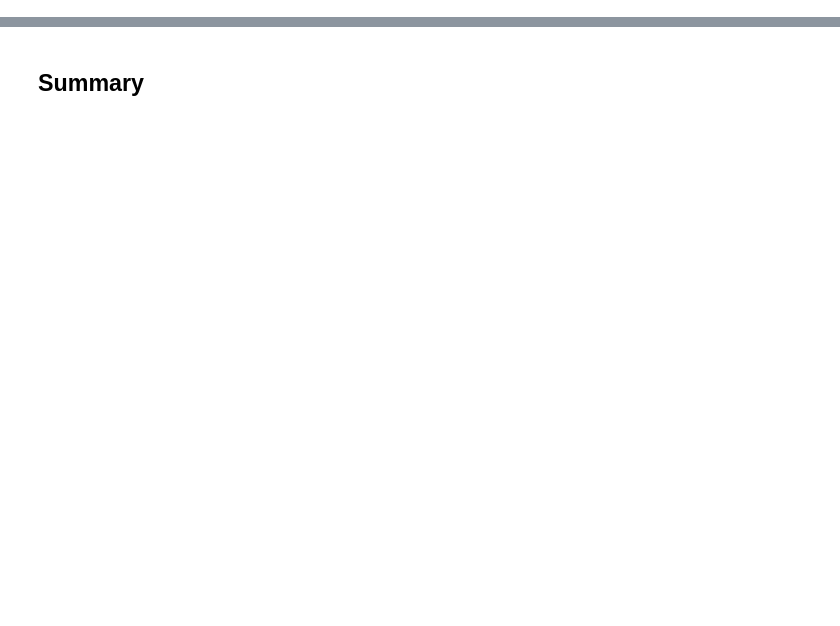
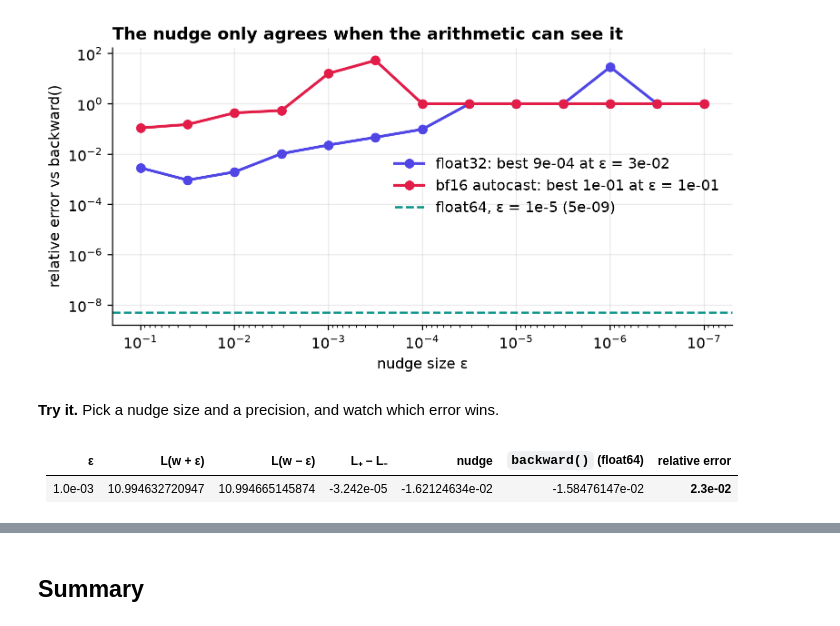
Before and after one commit to revantg/gpt2-training-loop, a Jupyter notebook: training_loop.ipynb, the cells around one changed output, grey strips where cells are left out. Cells and saved outputs as stored; diff of their text form; code cells hidden in the pictures; blank space fills up the shorter version.

```diff
--- a/training_loop.ipynb
+++ b/training_loop.ipynb
@@ -936,0 +546,64 @@ This notebook trained in fp16 (the T4 has no bf16 tensor cores), so GradScaler w
+# %%
+m32 = copy.deepcopy(m64).float()
+eps_grid = np.logspace(-1, -7, 13)
+PRECISIONS = {'float32': lambda: torch.autocast(dev, enabled=False), 'bf16 autocast': autocast}
+
+
+def nudge_loss(model, context, h):
+    """(L(w + h) − L(w − h)) / 2h for the chosen fc weight, computed under the given precision."""
+    weight = model.blocks[0].fc.weight
+    w0 = weight[fc_idx].item()
+    losses = []
+    with torch.no_grad():
+        for sign in (+1, -1):
+            weight[fc_idx] = w0 + sign * h
+            with context():
+                losses.append(F.cross_entropy(model(xb).float().view(-1, V), yb.view(-1)).item())
+        weight[fc_idx] = w0
+    return losses[0], losses[1], (losses[0] - losses[1]) / (2 * h)
+
+
+nudge_curves = {
+    label: np.array([abs(nudge_loss(m32, context, h)[2] - fc_analytic) / abs(fc_analytic) for h in eps_grid])
+    for label, context in PRECISIONS.items()
+}
+
+_fig, _ax = plt.subplots(figsize=(8, 3.6))
+for (_label, _errors), _color in zip(nudge_curves.items(), (INK, ROSE)):
+    _best = _errors.argmin()
+    _ax.loglog(eps_grid, np.maximum(_errors, 1e-12), 'o-', color=_color, lw=2,
+               label=f'{_label}: best {_errors[_best]:.0e} at ε = {eps_grid[_best]:.0e}')
+_ax.axhline(nudge_rows[0][-1], color=TEAL, ls='--', lw=1.5, label=f'float64, ε = 1e-5 ({nudge_rows[0][-1]:.0e})')
+_ax.set(xlabel='nudge size ε', ylabel='relative error vs backward()', title='The nudge only agrees when the arithmetic can see it')
+_ax.invert_xaxis()
+_ax.legend()
+save(_fig, 'r1-nudge-precision.png')
+# %% [output]
+[figure, added]
+# %%
+nudge_eps = mo.ui.slider(start=-8, stop=0, step=0.25, value=-3, label='log₁₀ ε', show_value=True)
+nudge_precision = mo.ui.dropdown(['float64', 'float32', 'bf16 autocast'], value='float32', label='precision')
+mo.vstack([
+    mo.md('**Try it.** Pick a nudge size and a precision, and watch which error wins.'),
+    mo.hstack([nudge_eps, nudge_precision], justify='start', gap=2),
+])
+# %% [output]
+Try it. Pick a nudge size and a precision, and watch which error wins.
+# %%
+_h = 10 ** nudge_eps.value
+if nudge_precision.value == 'float64':
+    _lp, _lm, _num = nudge_loss(m64, lambda: torch.autocast(dev, enabled=False), _h)
+else:
+    _lp, _lm, _num = nudge_loss(m32, PRECISIONS[nudge_precision.value], _h)
+_rel = abs(_num - fc_analytic) / abs(fc_analytic)
+mo.md(
+    f"""
+    | ε | L(w + ε) | L(w − ε) | L₊ − L₋ | nudge | `backward()` (float64) | relative error |
+    |---|---|---|---|---|---|---|
+    | {_h:.1e} | {_lp:.12f} | {_lm:.12f} | {_lp - _lm:.3e} | {_num:.8e} | {fc_analytic:.8e} | **{_rel:.1e}** |
+    """
+)
+# %% [output]
+| ε | L(w + ε) | L(w − ε) | L₊ − L₋ | nudge | `backward()` (float64) | relative error |
+|---|---|---|---|---|---|---|
+| 1.0e-03 | 10.994632720947 | 10.994665145874 | -3.242e-05 | -1.62124634e-02 | -1.58476147e-02 | **2.3e-02** |
```
Also changed, not shown: parts of 92 cells of this notebook, 10 other files.
